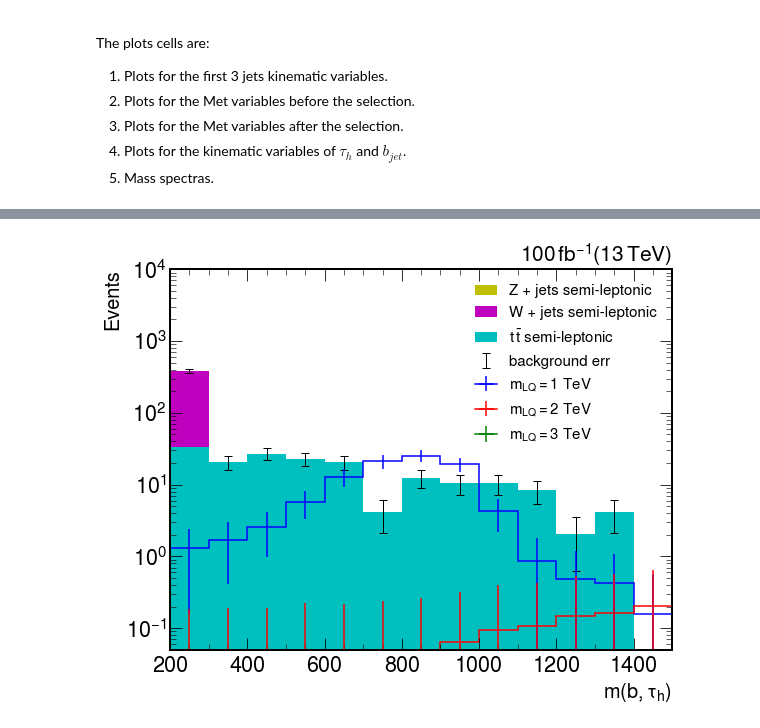
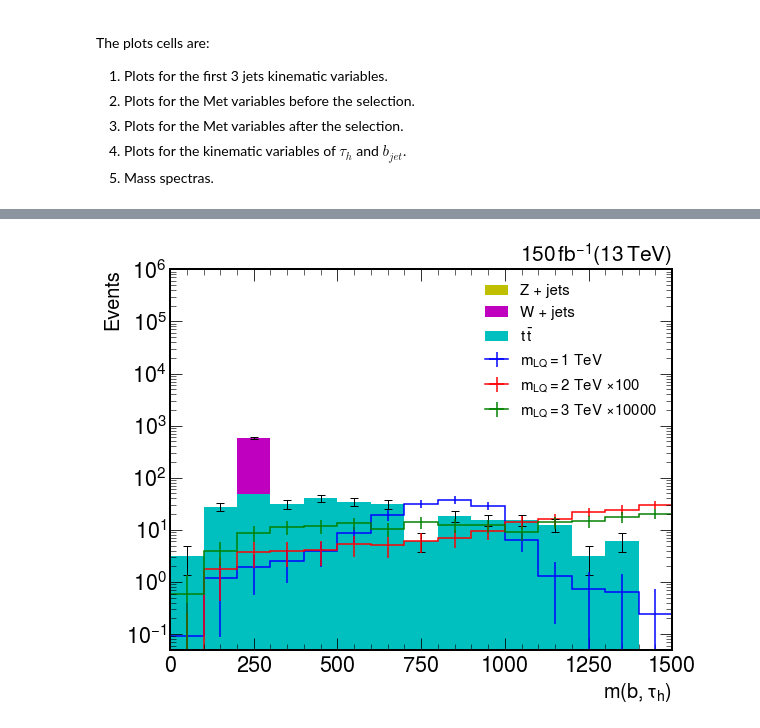
Before and after one commit to tomasate/TareasMast, a Jupyter notebook: B_Tau_Nu_Analysis_LQ_Selection_Backgrounds.ipynb, the cells around one changed output, grey strips where cells are left out. Drawn from its saved outputs; the diff is of its cells as text; code cells hidden in the pictures.

```diff
--- a/B_Tau_Nu_Analysis_LQ_Selection_Backgrounds.ipynb
+++ b/B_Tau_Nu_Analysis_LQ_Selection_Backgrounds.ipynb
@@ -1105,7 +1073,7 @@ The first cell makes this selection. The second saves the Dataframes into `.csv`
 The fourth cell declares the cross section of the process starting for the signal and then the backgrounds. These cross section must be declared in order $s_1, s_2, s_3, t\bar{t}, W + jets, Z + jets$. The labels in the sixth cell, which are the name for the events must be declared in that same order.
 # %%
 sigma = np.array([0.02, 0.0003, (9.82e-6), (5.046960e+02), (1.465483e05),(4.302927e+04)])*1e-12
-n_ev = sigma * 100 /(1e-15)
+n_ev = sigma * 150 /(1e-15)
 
 n_mc = np.array([100000,100000,100000,
                  24307250, 20942823,18505572])
@@ -1129,9 +1102,17 @@ dtype: float64
 labels = [r"$m_{LQ} = 1$ TeV",
           r"$m_{LQ} = 2$ TeV",
           r"$m_{LQ} = 3$ TeV",
-          r"$t\,\bar{t}$ semi-leptonic",
-          r"W + jets semi-leptonic",
-          r"Z + jets semi-leptonic"]
+          r"$t\,\bar{t}$ ",
+          r"W + jets",
+          r"Z + jets"]
+
+
+labels2 = [r"$m_{LQ} = 1$ TeV",
+          r"$m_{LQ} = 2$ TeV $\times 100$",
+          r"$m_{LQ} = 3$ TeV $\times 10000$",
+          r"$t\,\bar{t}$ ",
+          r"W + jets",
+          r"Z + jets"]
 # %% [markdown]
 # Straight cuts and Significance
 
@@ -1711,9 +1724,9 @@ Df_bgttbar_cut = Df_bgttbar_cut[(np.abs(Df_bgttbar_cut.tau2_eta) > 2.3) | ((Df_b
 
 df = pd.DataFrame(ex_ev_s, columns = ["expected_events"])
 df['First_Selection'] = np.array([Df_s1.shape[0], Df_s2.shape[0], Df_s3.shape[0],
-                                  Df_bg_ttbar.shape[0], Df_bg_wj.shape[0], Df_bg_zj.shape[0]]) * ex_ev_s
+                                  Df_bg_ttbar.shape[0], Df_bg_wj.shape[0], Df_bg_zj.shape[0]]) *ex_ev_s
 df['Second_Selection'] = np.array([Df_s1_cut.shape[0], Df_s2_cut.shape[0], Df_s3_cut.shape[0],
-                                   Df_bgttbar_cut.shape[0], Df_bgw_cut.shape[0]*0.5, Df_bgz_cut.shape[0]]) * ex_ev_s
+                                   Df_bgttbar_cut.shape[0], Df_bgw_cut.shape[0], Df_bgz_cut.shape[0]])  *ex_ev_s
 df
 # %% [output]
 |  | expected_events | First_Selection | Second_Selection |
@@ -1749,17 +1854,28 @@ print(np.sum(df_ttbar.y))
 # %%
 # Invariant Mass between tau, b with cuts
+df_inv, bines = plot_mass3(m_type = r'$m(b,\tau_h)$',
+                           s1 = Df_s1_cut['Invariant_mass_tau_b'],
+                           s2 = Df_s2_cut['Invariant_mass_tau_b'],
+                           s3 = Df_s3_cut['Invariant_mass_tau_b'],
+                           bg1 = Df_bgttbar_cut['Invariant_mass_tau_b'],
+                           bg2 = Df_bgw_cut['Invariant_mass_tau_b'],
+                           bg3 = Df_bgttbar_cut['Invariant_mass_tau_b'],
+                           Ws = df.Second_Selection,
+                           labels= labels,
+                           bines = [i for i in range(0,1500,100)] + [i for i in range(1500, 2200,200)]+[2600])
 
-plot_mass1(m_type = r'$m(b,\tau_h)$',
+
+plot_mass2(m_type = r'$m(b,\tau_h)$',
            s1 = Df_s1_cut['Invariant_mass_tau_b'],
            s2 = Df_s2_cut['Invariant_mass_tau_b'],
            s3 = Df_s3_cut['Invariant_mass_tau_b'],
            bg1 = Df_bgttbar_cut['Invariant_mass_tau_b'],
            bg2 = Df_bgw_cut['Invariant_mass_tau_b'],
            bg3 = Df_bgttbar_cut['Invariant_mass_tau_b'],
            Ws = df.Second_Selection,
-           labels= labels,
+           labels= labels2,
            bines = [i for i in range(0,1500,100)] + [i for i in range(1500, 2200,200)]+[2600])
-plt.xlim(200,1500)
-plt.ylim(0.05,1e4);
+plt.xlim(0,1500)
+plt.ylim(0.05,1e6);
 # %% [output]
-[figure, old version]
+[figure, new version]
```
Also changed, not shown: parts of 32 cells of this notebook, 2 other files.
